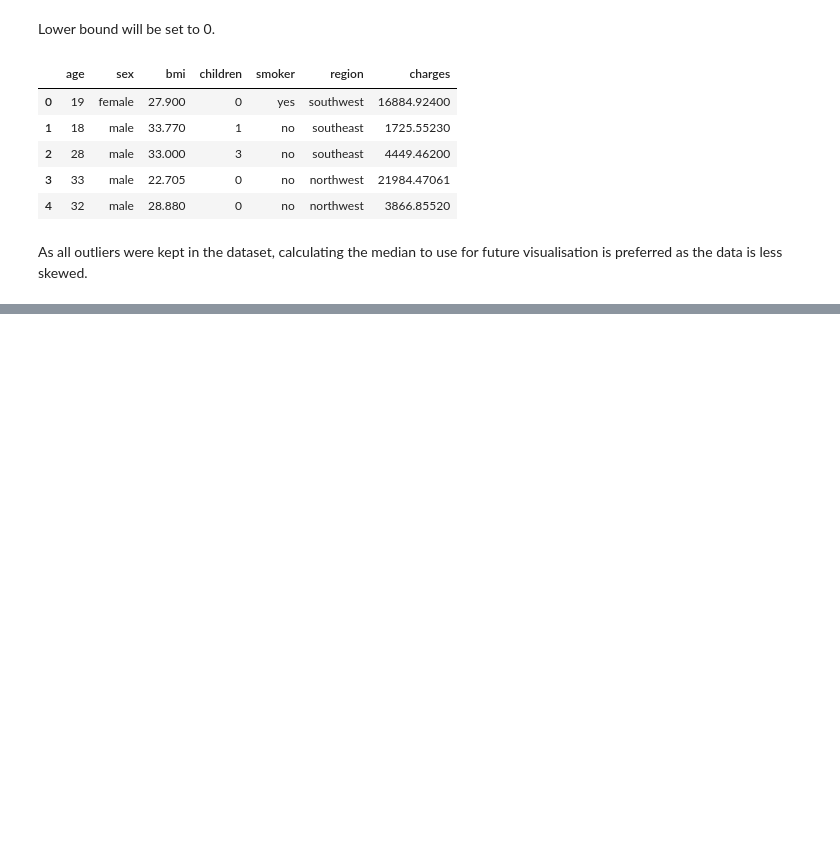
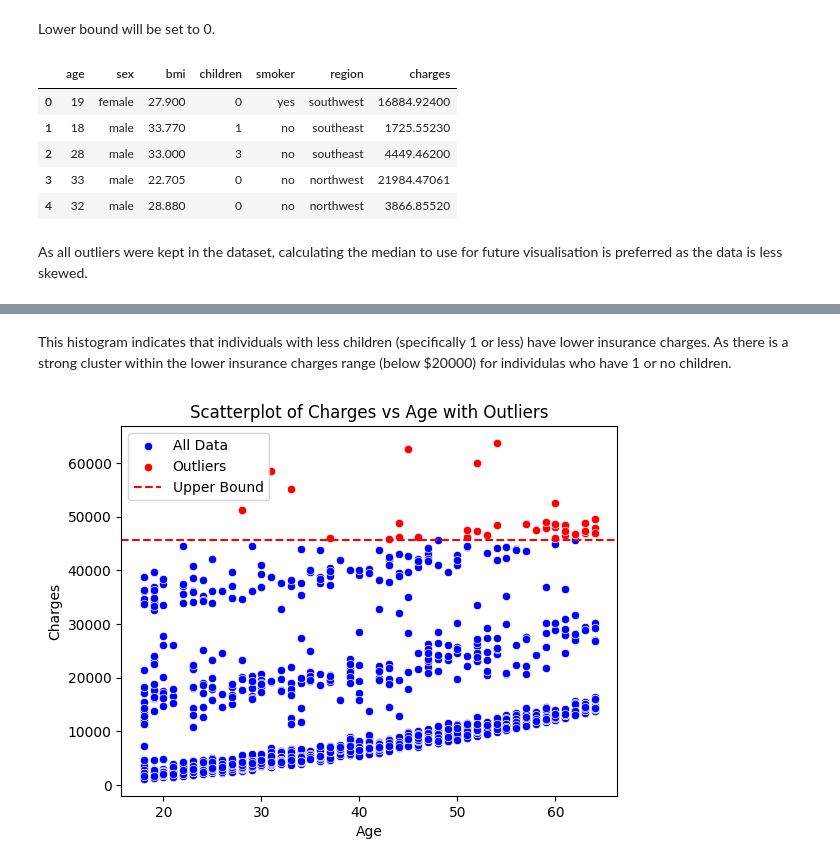
Before and after one commit to ksharpe-byte/Hackathon-1-Python_ETL_Visualisation, a Jupyter notebook: jupyter_notebooks/data_outliers.ipynb, the cells around one changed output, grey strips where cells are left out. Saved outputs shown, nothing was run; the diff lists cells and outputs as text; code cells hidden in the pictures; blank space fills up the shorter version.

```diff
--- a/jupyter_notebooks/data_outliers.ipynb
+++ b/jupyter_notebooks/data_outliers.ipynb
@@ -199,0 +220,13 @@ As all outliers were kept in the dataset, calculating the median to use for futu
+# %% [markdown]
+This histogram indicates that individuals with less children (specifically 1 or less) have lower insurance charges. As there is a strong cluster within the lower insurance charges range (below $20000) for individulas who have 1 or no children.
+# %%
+sns.scatterplot(x=df['age'], y=df['charges'], color='blue', label='All Data')
+sns.scatterplot(x=outliers_based_on_std_dev['age'], y=outliers_based_on_std_dev['charges'], color='red', label='Outliers')
+plt.axhline(upper_bound, color='red', linestyle='dashed', label='Upper Bound')
+plt.legend()
+plt.xlabel('Age')
+plt.ylabel('Charges')
+plt.title('Scatterplot of Charges vs Age with Outliers')
+plt.show()
+# %% [output]
+[figure, added]
```
Also changed, not shown: parts of 3 cells of this notebook.
